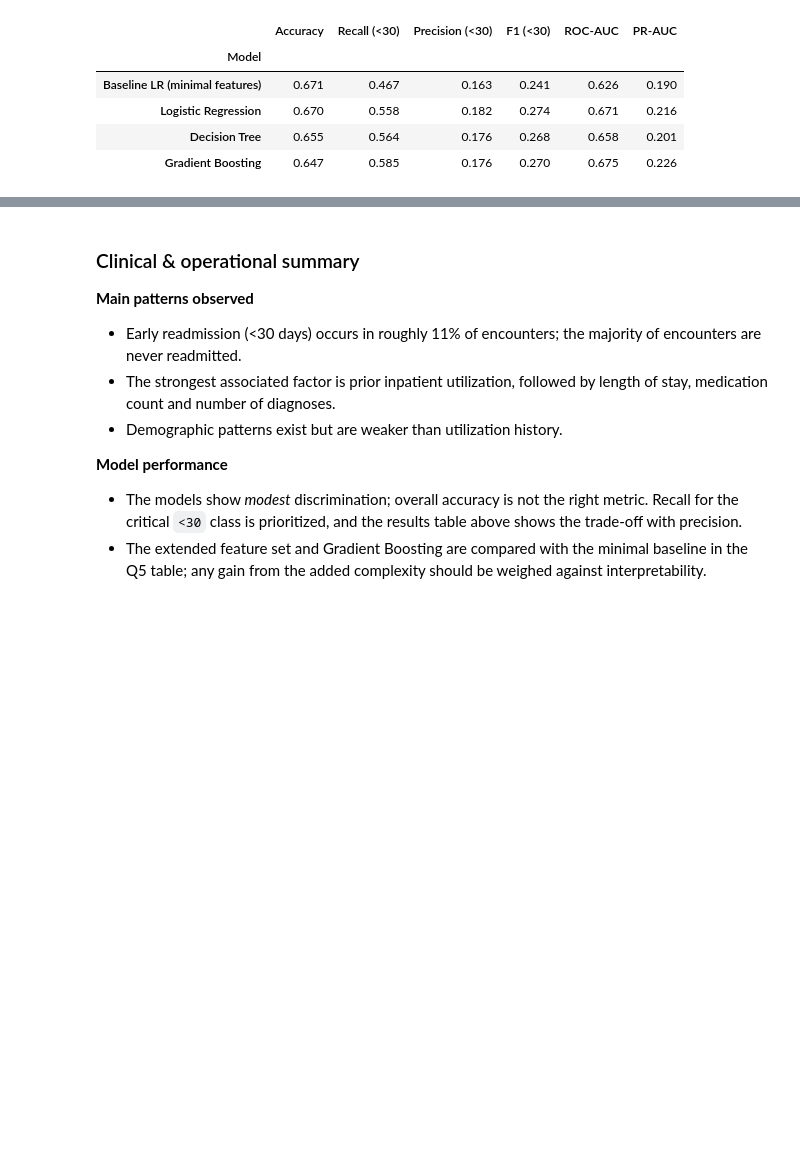
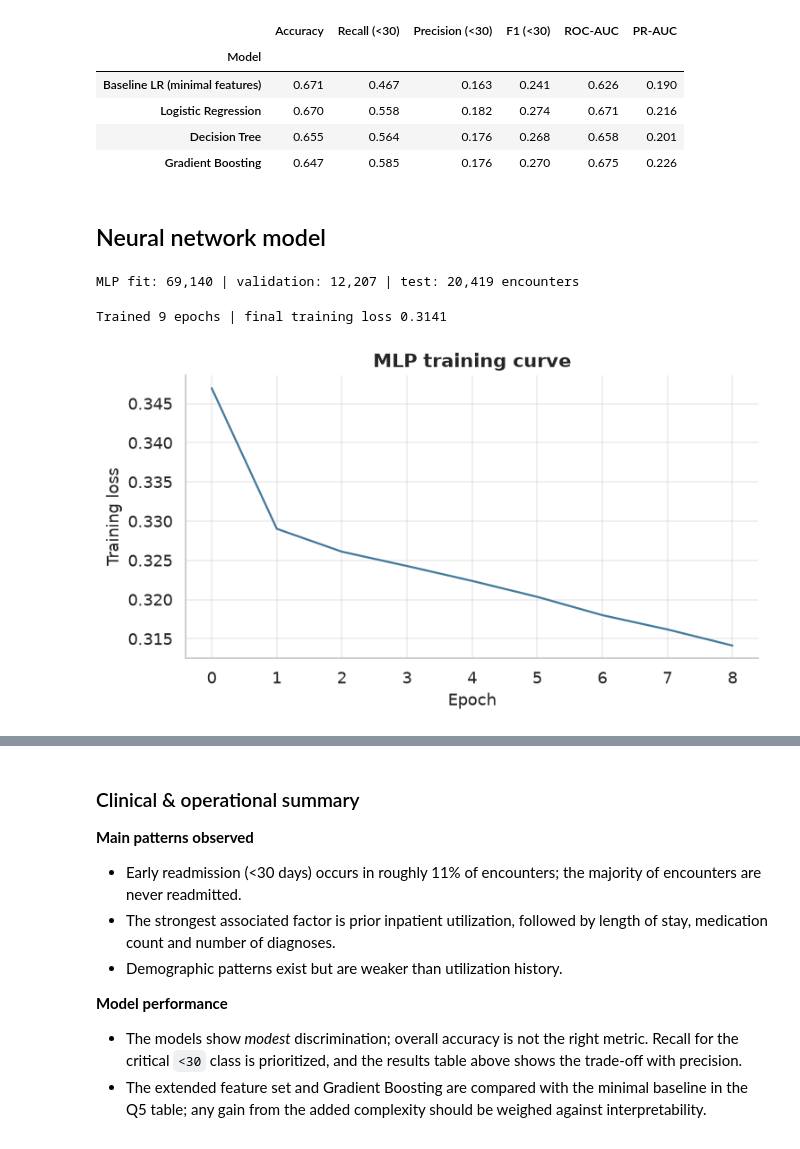
Before and after one commit to StudyBuildTeam2/studybuild-health-data-science, a Jupyter notebook: Project02/Team2/notebooks/analysis.ipynb, the cells around one changed output, grey strips where cells are left out. Cells and saved outputs as stored; diff of their text form; code cells hidden in the pictures; blank space fills up the shorter version.

Commit message:
mlp model and analysis added

```diff
--- a/Project02/Team2/notebooks/analysis.ipynb
+++ b/Project02/Team2/notebooks/analysis.ipynb
@@ -825,11 +822,0 @@ plt.show()
-# %%
-mlp_pipeline = Pipeline(steps=[
-    ('preprocessor', preprocessor),
-    ('classifier', MLPReadmissionClassifier())
-])
-
-mlp_pipeline.fit(X_train, y_train)
-y_pred = mlp_pipeline.predict(X_test)
-
-print("\n--- Q4: MLP Pipeline Classification Report ---")
-print(classification_report(y_test, y_pred))
@@ -1095,3 +1063,5 @@ Recall gap between best and worst subgroup: race: 0.11, gender: 0.01, age: 0.22
 | Logistic Regression | 0.670 | 0.558 | 0.182 | 0.274 | 0.671 | 0.216 |
 | Decision Tree | 0.655 | 0.564 | 0.176 | 0.268 | 0.658 | 0.201 |
 | Gradient Boosting | 0.647 | 0.585 | 0.176 | 0.270 | 0.675 | 0.226 |
+# %% [markdown]
+## Neural network model
@@ -1097,0 +1079,31 @@ Recall gap between best and worst subgroup: race: 0.11, gender: 0.01, age: 0.22
+# %%
+# ---- Q4: MLP (patient-level validation split carved out of the TRAINING patients) ----
+mlp_fit_patients, mlp_val_patients = train_test_split(
+    train_patients, test_size=0.15,
+    stratify=patient_outcome.loc[train_patients].to_numpy(), random_state=RANDOM_STATE)
+
+fit_mask = train_df['patient_nbr'].isin(mlp_fit_patients).to_numpy()
+X_fit, y_fit = X_train[fit_mask], y_train[fit_mask]
+X_val, y_val = X_train[~fit_mask], y_train[~fit_mask]
+print(f'MLP fit: {len(X_fit):,} | validation: {len(X_val):,} | test: {len(X_test):,} encounters')
+
+mlp_pipeline = Pipeline([
+    ('preprocessor', make_preprocessor(NUMERIC_FULL, CATEGORICAL_FULL)),
+    ('classifier', MLPReadmissionClassifier(max_iter=3, random_state=RANDOM_STATE)),
+])
+with warnings.catch_warnings():
+    warnings.simplefilter('ignore', ConvergenceWarning)   # each warm-start call is capped at max_iter epochs on purpose
+    mlp_pipeline.fit(X_fit, y_fit)
+
+mlp_clf = mlp_pipeline.named_steps['classifier']
+loss_curve = mlp_clf.model_.loss_curve_            # training loss per epoch (accumulates across the warm-start calls)
+print(f'Trained {len(loss_curve)} epochs | final training loss {mlp_clf.model_.loss_:.4f}')
+
+plt.figure(figsize=(7, 4))
+plt.plot(loss_curve, color=BLUE)
+plt.xlabel('Epoch'); plt.ylabel('Training loss'); plt.title('MLP training curve')
+plt.tight_layout(); save_fig('04_mlp_training_curve'); plt.show()
+# %% [output]
+MLP fit: 69,140 | validation: 12,207 | test: 20,419 encounters
+Trained 9 epochs | final training loss 0.3141
+[figure, added]
```
Also changed, not shown: parts of 13 cells of this notebook, 9 other files.
